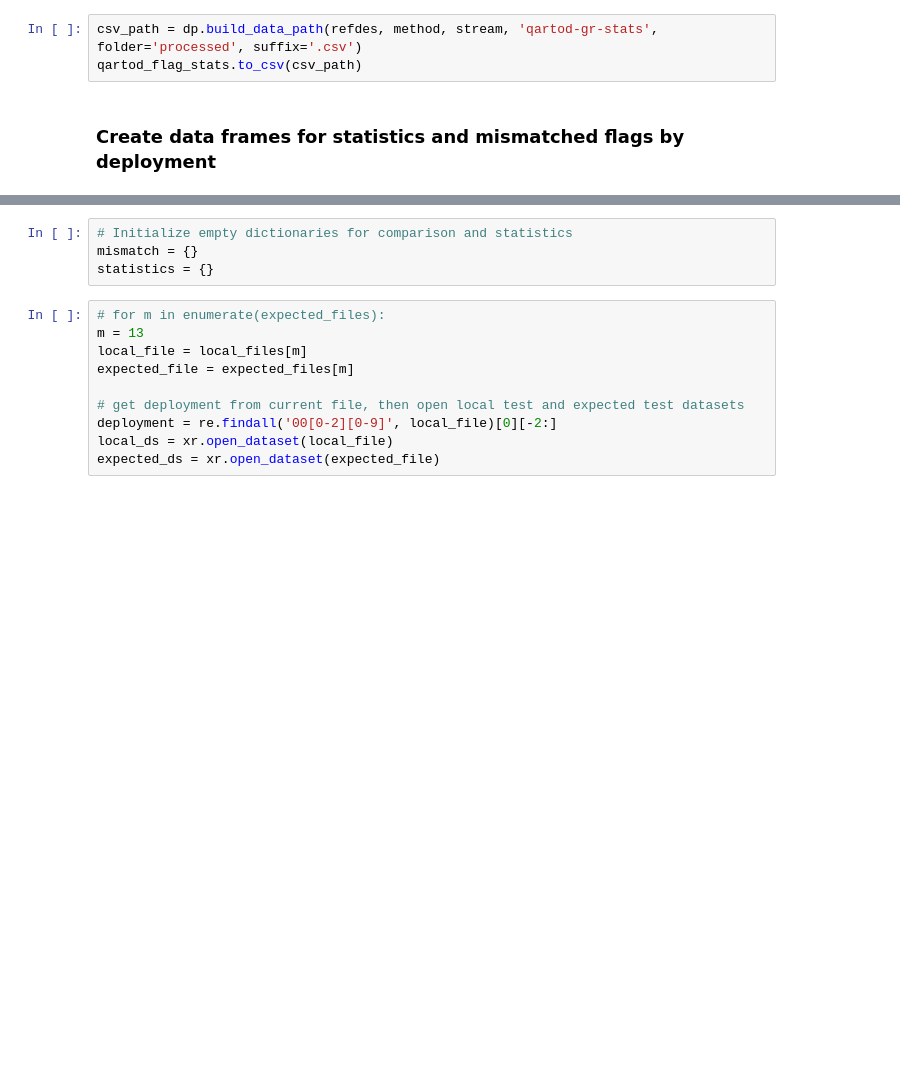
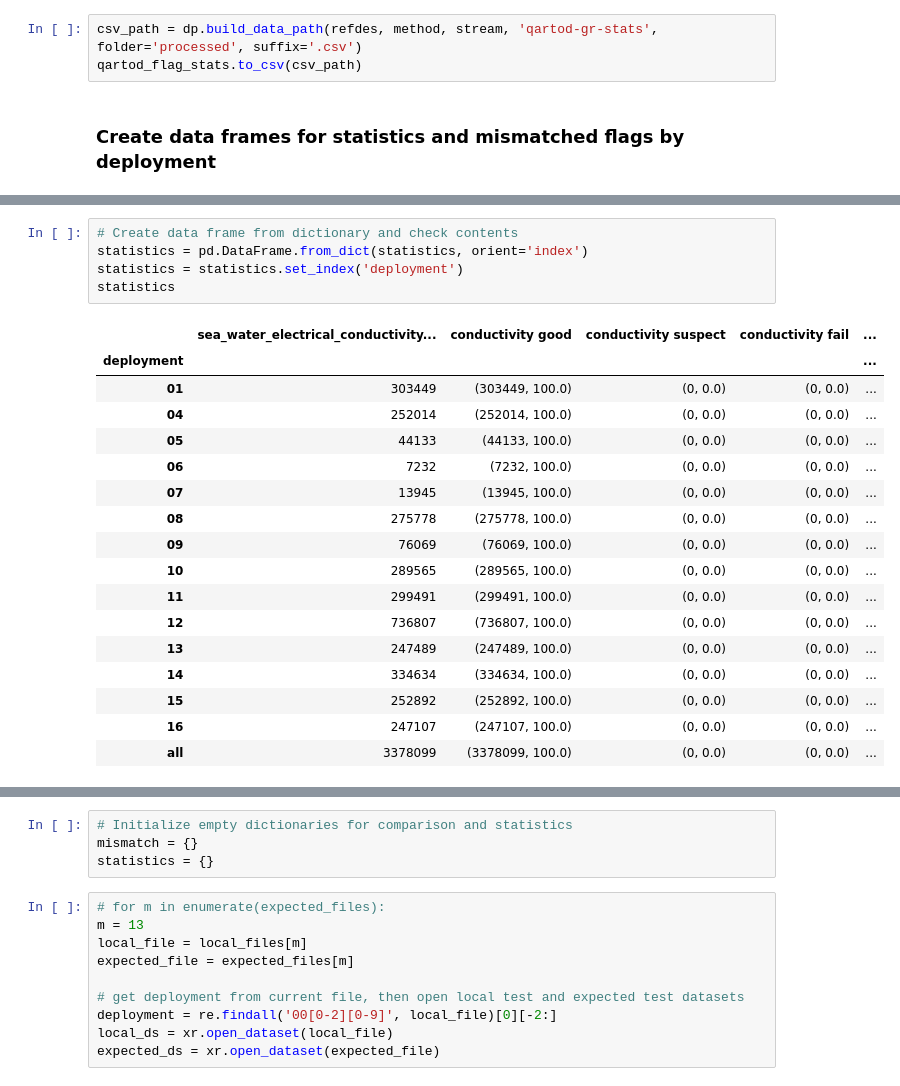
Before and after one commit to cooleyky/qartod_testing, a Jupyter notebook: notebooks/03-Gross-range-comparison-statistics.ipynb, the cells around one changed output, grey strips where cells are left out. Saved outputs shown, nothing was run; the diff lists cells and outputs as text; blank space fills up the shorter version.

```diff
--- a/notebooks/03-Gross-range-comparison-statistics.ipynb
+++ b/notebooks/03-Gross-range-comparison-statistics.ipynb
@@ -229,0 +309,23 @@ qartod_flag_stats.to_csv(csv_path)
+# %%
+# Create data frame from dictionary and check contents
+statistics = pd.DataFrame.from_dict(statistics, orient='index')
+statistics = statistics.set_index('deployment')
+statistics
+# %% [output]
+|  | sea_water_electrical_conductivity... | conductivity good | conductivity suspect | conductivity fail | ... |
+| deployment |  |  |  |  | ... |
+| 01 | 303449 | (303449, 100.0) | (0, 0.0) | (0, 0.0) | ... |
+| 04 | 252014 | (252014, 100.0) | (0, 0.0) | (0, 0.0) | ... |
+| 05 | 44133 | (44133, 100.0) | (0, 0.0) | (0, 0.0) | ... |
+| 06 | 7232 | (7232, 100.0) | (0, 0.0) | (0, 0.0) | ... |
+| 07 | 13945 | (13945, 100.0) | (0, 0.0) | (0, 0.0) | ... |
+| 08 | 275778 | (275778, 100.0) | (0, 0.0) | (0, 0.0) | ... |
+| 09 | 76069 | (76069, 100.0) | (0, 0.0) | (0, 0.0) | ... |
+| 10 | 289565 | (289565, 100.0) | (0, 0.0) | (0, 0.0) | ... |
+| 11 | 299491 | (299491, 100.0) | (0, 0.0) | (0, 0.0) | ... |
+| 12 | 736807 | (736807, 100.0) | (0, 0.0) | (0, 0.0) | ... |
+| 13 | 247489 | (247489, 100.0) | (0, 0.0) | (0, 0.0) | ... |
+| 14 | 334634 | (334634, 100.0) | (0, 0.0) | (0, 0.0) | ... |
+| 15 | 252892 | (252892, 100.0) | (0, 0.0) | (0, 0.0) | ... |
+| 16 | 247107 | (247107, 100.0) | (0, 0.0) | (0, 0.0) | ... |
+| all | 3378099 | (3378099, 100.0) | (0, 0.0) | (0, 0.0) | ... |
```
Also changed, not shown: parts of 11 cells of this notebook, 4 other files.
